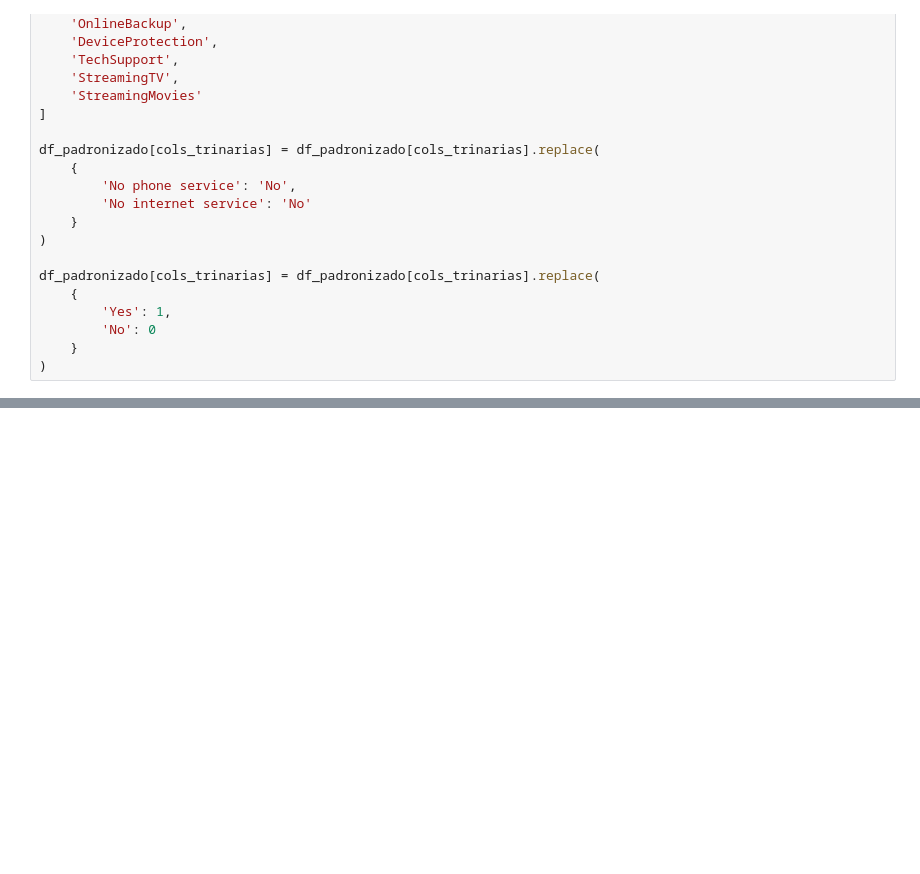
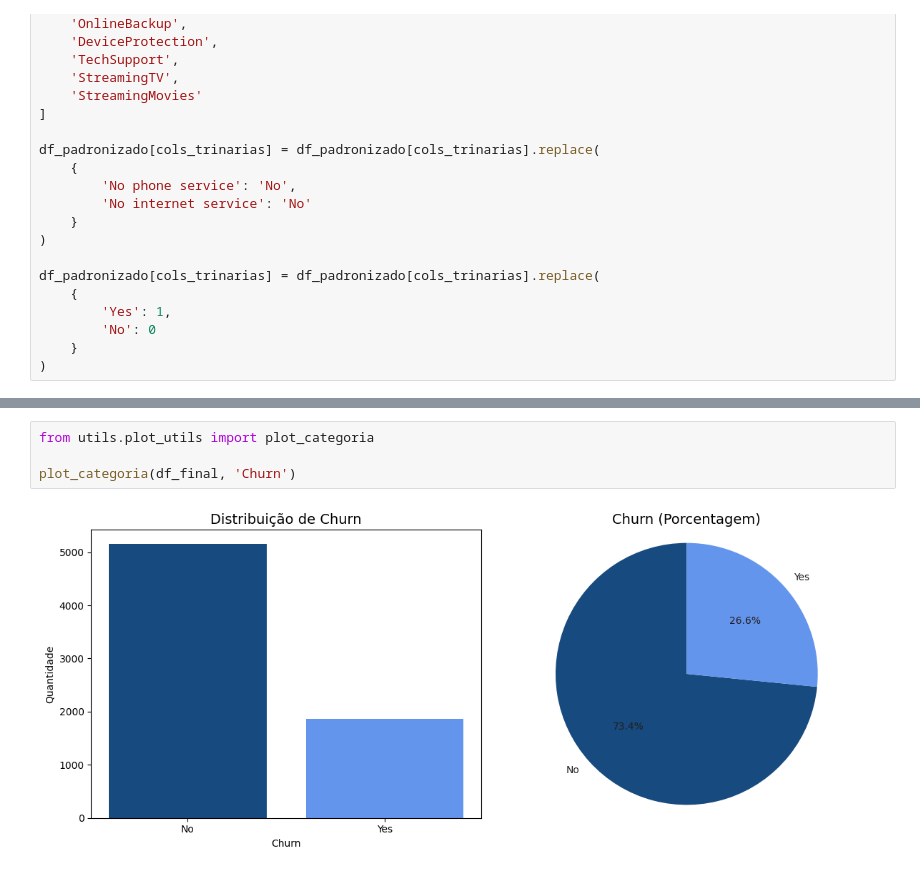
Before and after one commit to just-fontaine/challenge-telecom, a Jupyter notebook: main.ipynb, the cells around one changed output, grey strips where cells are left out. Cells and saved outputs as stored; diff of their text form; blank space fills up the shorter version.

```diff
--- a/main.ipynb
+++ b/main.ipynb
@@ -325,0 +336,6 @@ df_padronizado
+# %%
+from utils.plot_utils import plot_categoria
+
+plot_categoria(df_final, 'Churn')
+# %% [output]
+[figure, added]
```
Also changed, not shown: parts of 15 cells of this notebook, 2 other files.
